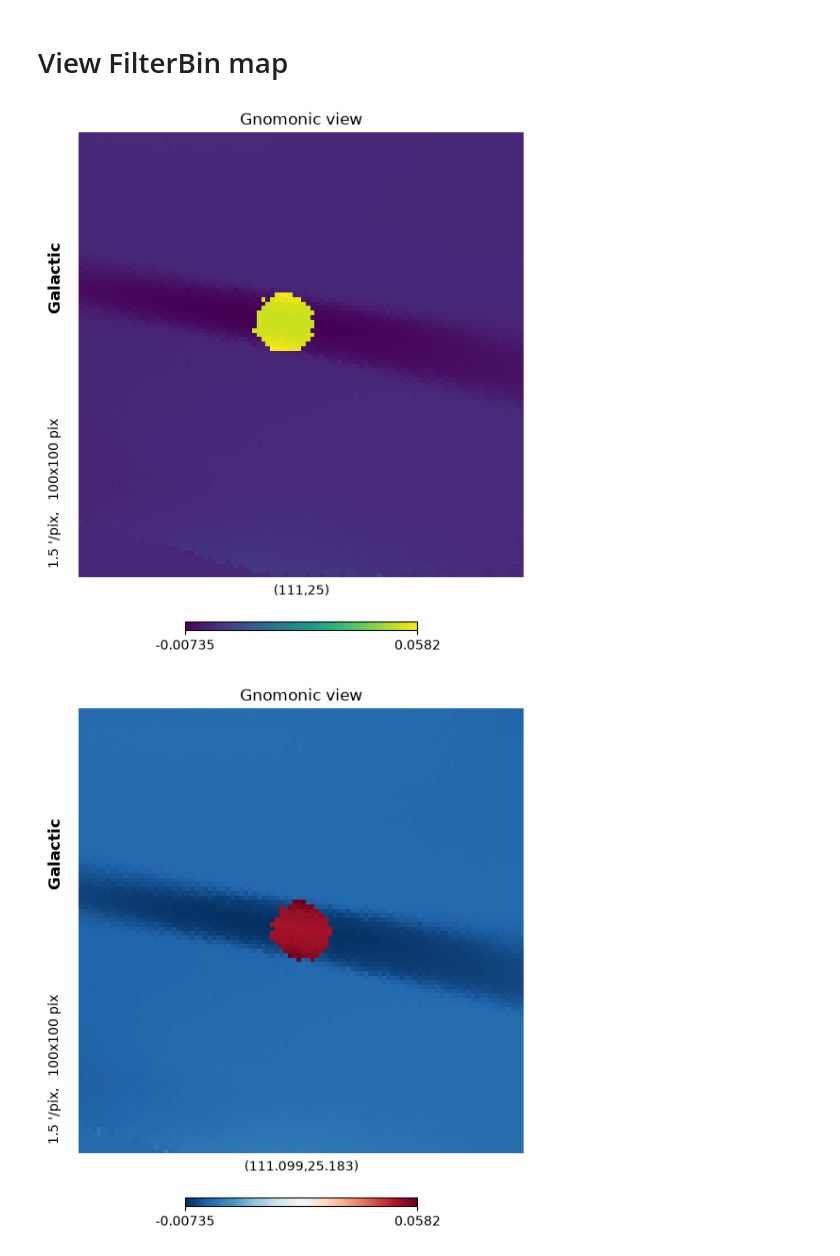
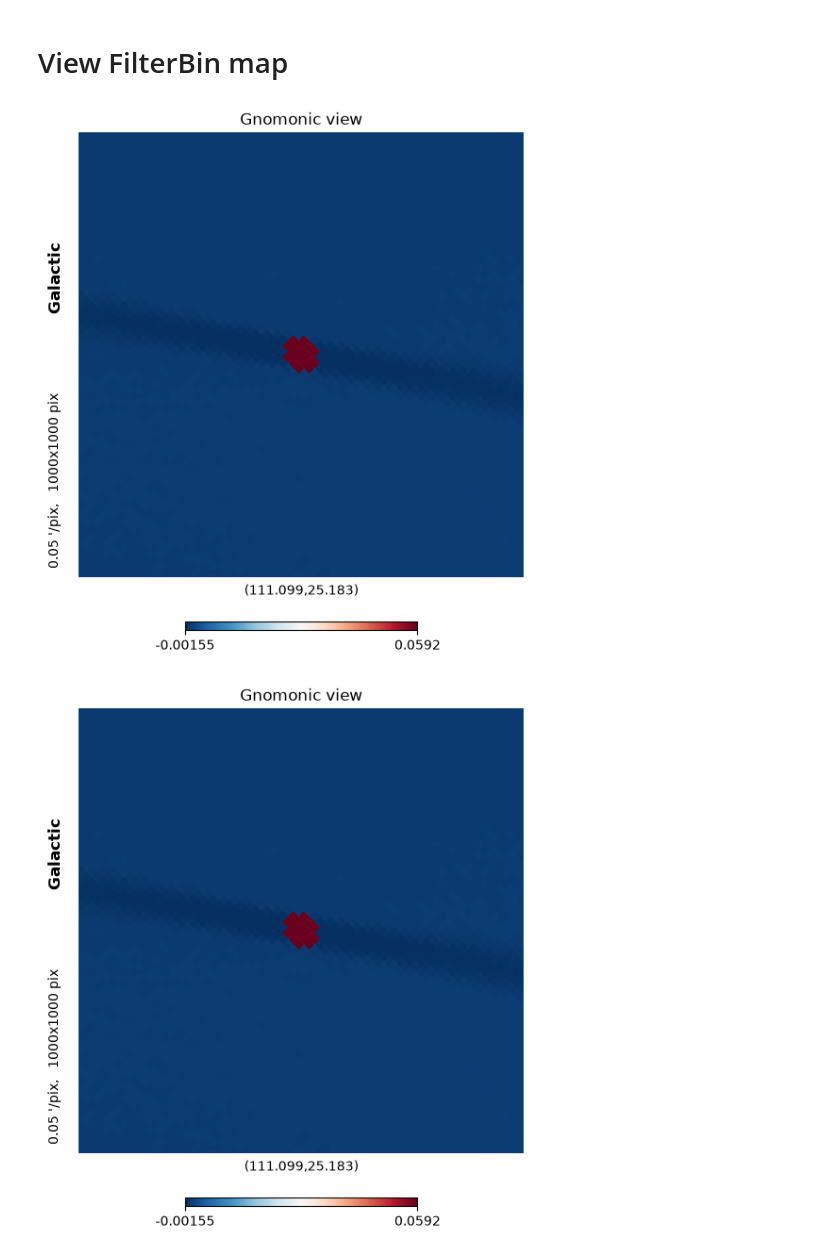
Before and after one commit to henry-e-n/SO_PointingReqs, a Jupyter notebook: mapmaking/map_loader.ipynb, the cells around one changed output. Drawn from its saved outputs; the diff is of its cells as text; code cells hidden in the pictures.

```diff
--- a/mapmaking/map_loader.ipynb
+++ b/mapmaking/map_loader.ipynb
@@ -65,19 +65,21 @@ plt.show()
 import healpy as hp
 import numpy as np
 
+path_to_data = "/shared_home/henachman/data/sim_outputs/"
 run_path = [
-    # "/shared_home/henachman/data/sim_outputs/filterbin_f090_i1_Mars",
-    "/shared_home/henachman/data/sim_outputs/Marsskymap_lonlat_f090_20261009",
-    # "/shared_home/henachman/data/sim_outputs/Marsskymap_radec_f090_20261009",
-    # "/shared_home/henachman/data/sim_outputs/Marsskymap_f150_i1_20261009"
-]
+    "Marsskymap_f090_20261009",
+    "Mars_2arcmin_f090_20261010_231649",
+    "Mars_jitter_2arcmin_f090_20261011_213236",
+    "Mars_bigjitter_2arcmin_f090_20261011_223033",
+
+    ]
 
 maps_to_load = [
-    f"{path}/filterbin_filtered_map.fits" for path in run_path
+    f"{path_to_data}{path}/filterbin_filtered_map.fits" for path in run_path
 ]
 
 hit_maps = [
-    f"{path}/filterbin_filtered_hits.fits" for path in run_path
+    f"{path_to_data}{path}/filterbin_filtered_hits.fits" for path in run_path
 ]
 
 def gnomview_auto_center(data_map, hits_map, **kwargs):
@@ -113,15 +115,17 @@ def gnomview_auto_center(data_map, hits_map, **kwargs):
     return [lon[0], lat[0]]
 
 # --- Example Usage ---
-for i, path in enumerate(maps_to_load):
+maps_dict = {}
+for i, path in enumerate(run_path):
     hpmap = hp.read_map(maps_to_load[i])
-    hphits = hp.read_map(hit_maps[i])
-    rot = gnomview_auto_center(hpmap, hphits, xsize=200, reso=1.5)
-    hp.gnomview(hpmap,
-                rot=[111, 25],
-                xsize=100,
-                coord=["G"]
-                )
+    maps_dict[path] = hpmap
+    # hphits = hp.read_map(hit_maps[i])
+    # rot = gnomview_auto_center(hpmap, hphits, xsize=200, reso=1.5)
+    # hp.gnomview(hpmap,
+    #             rot=[111, 25],
+    #             xsize=100,
+    #             coord=["G"]
+    #             )
     # # Using projview currently has a bug with gnomonic projections
     # hp.projview(
     #     hpmap,
@@ -134,21 +138,31 @@ for i, path in enumerate(maps_to_load):
     #     ylabel="latitude",
     #     override_plot_properties={"cbar_shrink": 1.0}
     # )
-# %% [output]
-[figure, removed]
 # %%
 # fig, ax = plt.subplots(figsize=(8,8))
 ra = 111.0992
 dec = 25.1832
-hp.gnomview(hpmap,
+arcmin2 = hp.gnomview(maps_dict[run_path[1]],
     rot=[ra, dec],
-    xsize=100,
+    xsize=1000,
+    reso=0.05,
     coord=["G"],
     # fig=fig,
-    cmap='RdBu_r'
+    cmap='RdBu_r',
+    return_projected_map=True
+    )
 
+jitter_arcmin2 = hp.gnomview(maps_dict[run_path[3]],
+    rot=[ra, dec],
+    xsize=1000,
+    reso=0.05,
+    coord=["G"],
+    # fig=fig,
+    cmap='RdBu_r',
+    return_projected_map=True
     )
 
 # fig.show()
 # %% [output]
-[figure, old version]
+[figure, new version]
+[figure, added]
```
Also changed, not shown: parts of 6 cells of this notebook.
